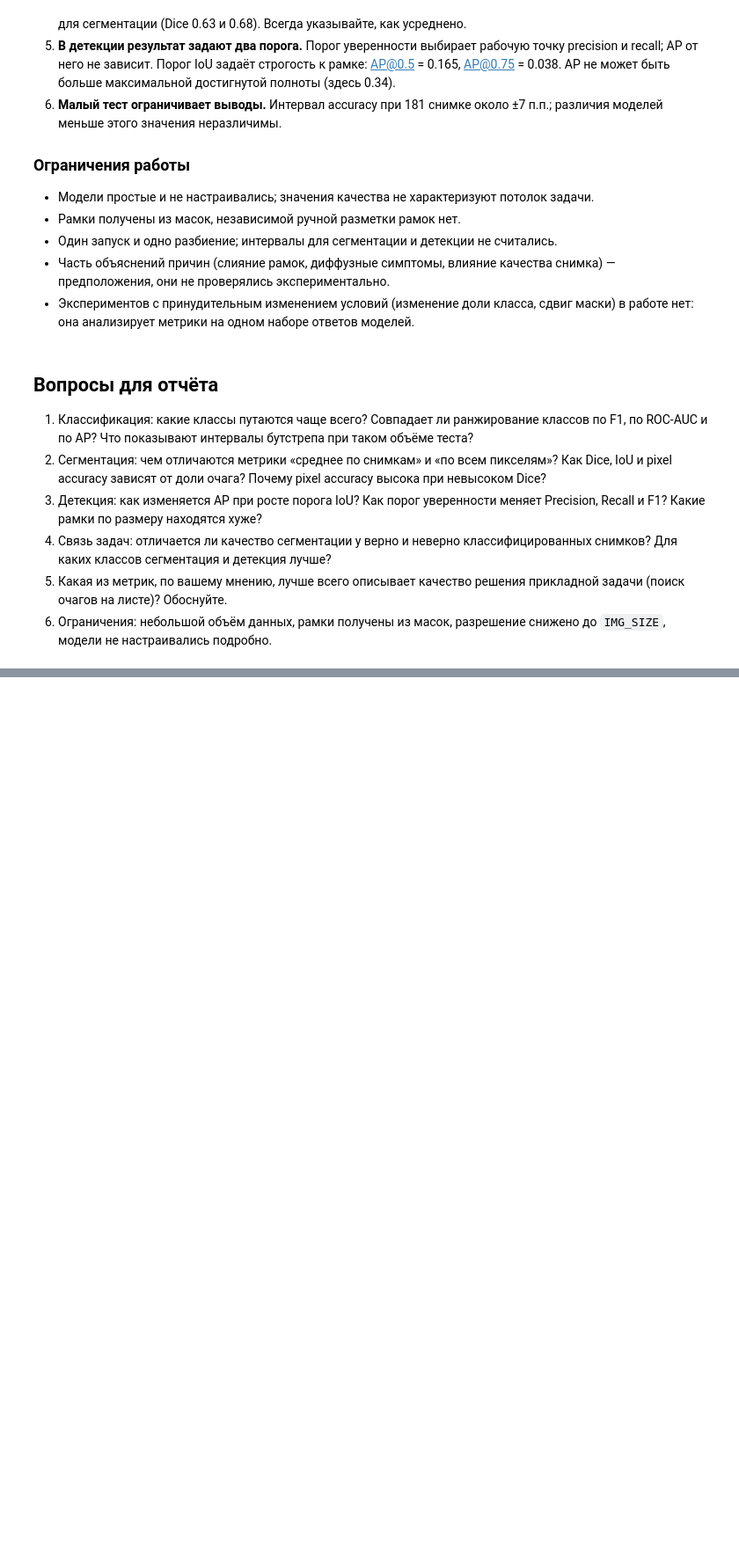
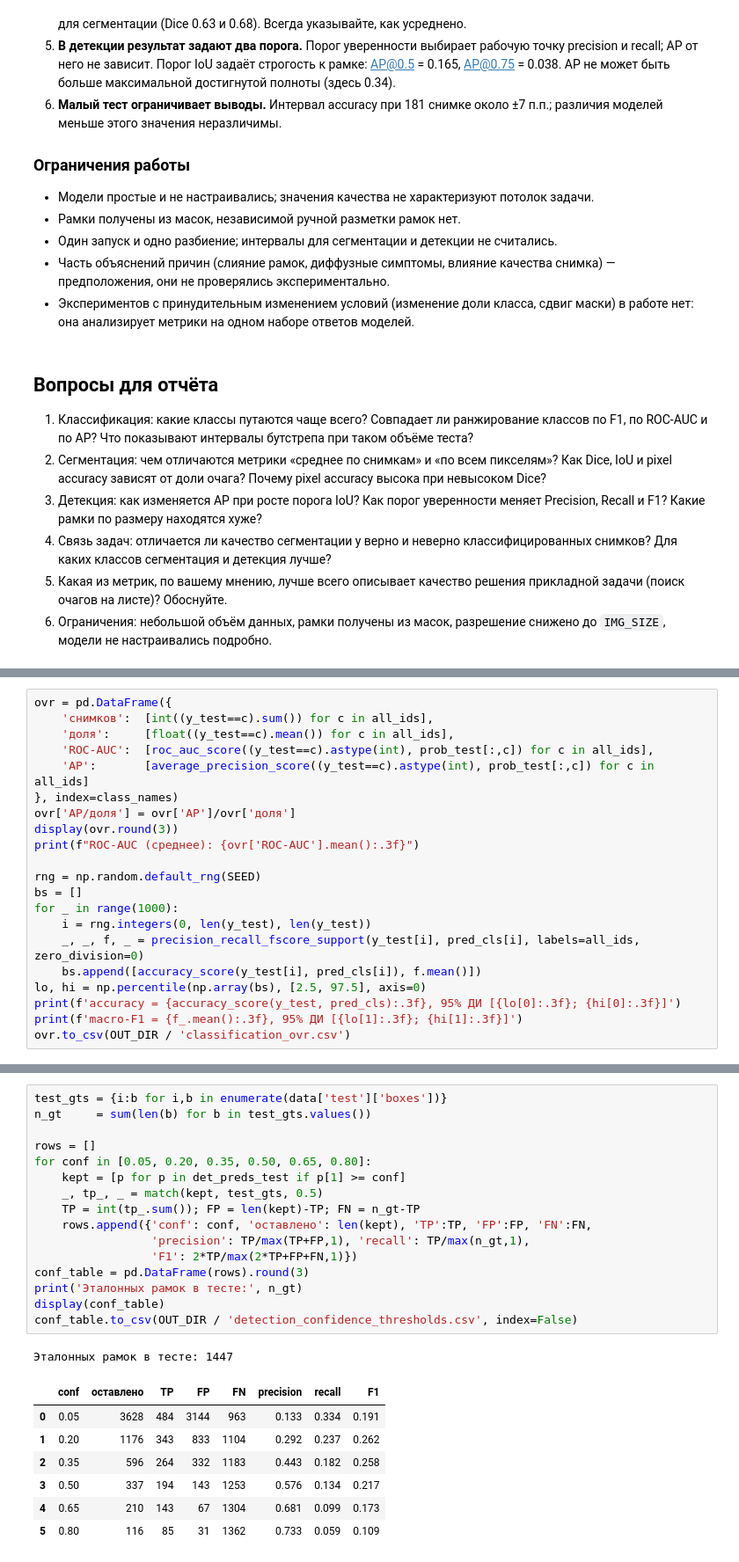
Before and after one commit to RaccoonKa/BFU_labs, a Jupyter notebook: NTMIP/lab_9/09_Practice.ipynb, the cells around one changed output, grey strips where cells are left out. Shown at 88% size. Cells and saved outputs as stored; diff of their text form; blank space fills up the shorter version.

```diff
--- a/NTMIP/lab_9/09_Practice.ipynb
+++ b/NTMIP/lab_9/09_Practice.ipynb
@@ -940,0 +1468,21 @@ final.to_csv(OUT_DIR / 'final_summary.csv', index=False)
+# %%
+ovr = pd.DataFrame({
+    'снимков':  [int((y_test==c).sum()) for c in all_ids],
+    'доля':     [float((y_test==c).mean()) for c in all_ids],
+    'ROC-AUC':  [roc_auc_score((y_test==c).astype(int), prob_test[:,c]) for c in all_ids],
+    'AP':       [average_precision_score((y_test==c).astype(int), prob_test[:,c]) for c in all_ids]
+}, index=class_names)
+ovr['AP/доля'] = ovr['AP']/ovr['доля']
+display(ovr.round(3))
+print(f"ROC-AUC (среднее): {ovr['ROC-AUC'].mean():.3f}")
+
+rng = np.random.default_rng(SEED)
+bs = []
+for _ in range(1000):
+    i = rng.integers(0, len(y_test), len(y_test))
+    _, _, f, _ = precision_recall_fscore_support(y_test[i], pred_cls[i], labels=all_ids, zero_division=0)
+    bs.append([accuracy_score(y_test[i], pred_cls[i]), f.mean()])
+lo, hi = np.percentile(np.array(bs), [2.5, 97.5], axis=0)
+print(f'accuracy = {accuracy_score(y_test, pred_cls):.3f}, 95% ДИ [{lo[0]:.3f}; {hi[0]:.3f}]')
+print(f'macro-F1 = {f_.mean():.3f}, 95% ДИ [{lo[1]:.3f}; {hi[1]:.3f}]')
+ovr.to_csv(OUT_DIR / 'classification_ovr.csv')
@@ -940,0 +1549,25 @@ final.to_csv(OUT_DIR / 'final_summary.csv', index=False)
+# %%
+test_gts = {i:b for i,b in enumerate(data['test']['boxes'])}
+n_gt     = sum(len(b) for b in test_gts.values())
+
+rows = []
+for conf in [0.05, 0.20, 0.35, 0.50, 0.65, 0.80]:
+    kept = [p for p in det_preds_test if p[1] >= conf]
+    _, tp_, _ = match(kept, test_gts, 0.5)
+    TP = int(tp_.sum()); FP = len(kept)-TP; FN = n_gt-TP
+    rows.append({'conf': conf, 'оставлено': len(kept), 'TP':TP, 'FP':FP, 'FN':FN,
+                 'precision': TP/max(TP+FP,1), 'recall': TP/max(n_gt,1),
+                 'F1': 2*TP/max(2*TP+FP+FN,1)})
+conf_table = pd.DataFrame(rows).round(3)
+print('Эталонных рамок в тесте:', n_gt)
+display(conf_table)
+conf_table.to_csv(OUT_DIR / 'detection_confidence_thresholds.csv', index=False)
+# %% [output]
+Эталонных рамок в тесте: 1447
+|  | conf | оставлено | TP | FP | FN | precision | recall | F1 |
+| 0 | 0.05 | 3628 | 484 | 3144 | 963 | 0.133 | 0.334 | 0.191 |
+| 1 | 0.20 | 1176 | 343 | 833 | 1104 | 0.292 | 0.237 | 0.262 |
+| 2 | 0.35 | 596 | 264 | 332 | 1183 | 0.443 | 0.182 | 0.258 |
+| 3 | 0.50 | 337 | 194 | 143 | 1253 | 0.576 | 0.134 | 0.217 |
+| 4 | 0.65 | 210 | 143 | 67 | 1304 | 0.681 | 0.099 | 0.173 |
+| 5 | 0.80 | 116 | 85 | 31 | 1362 | 0.733 | 0.059 | 0.109 |
```
Also changed, not shown: parts of 20 cells of this notebook, 10 other files.
